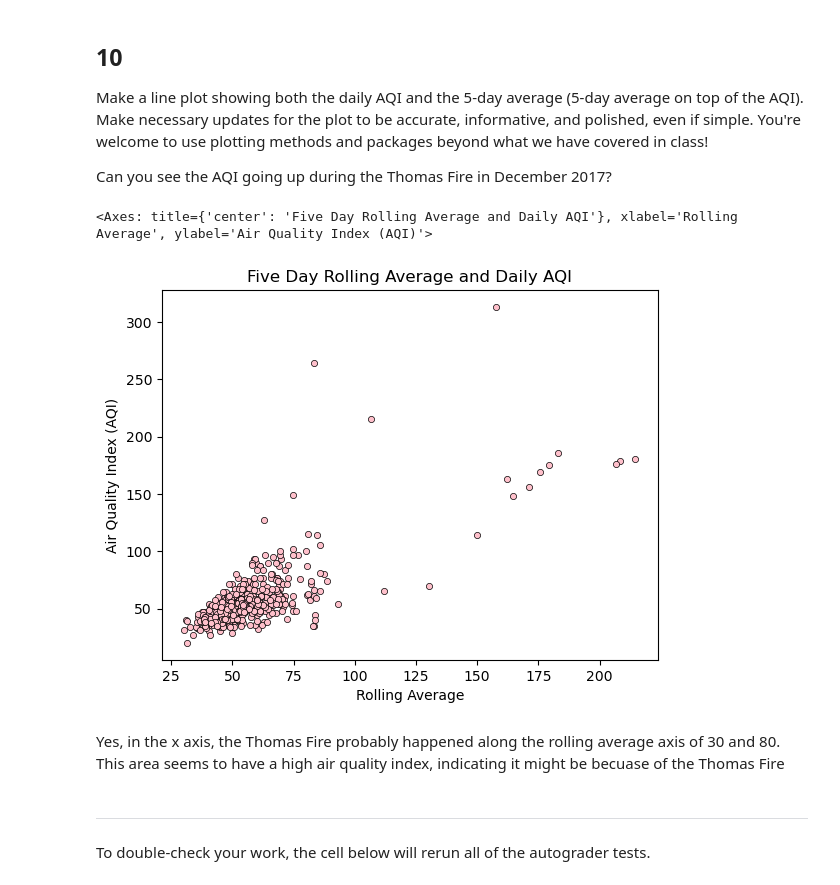
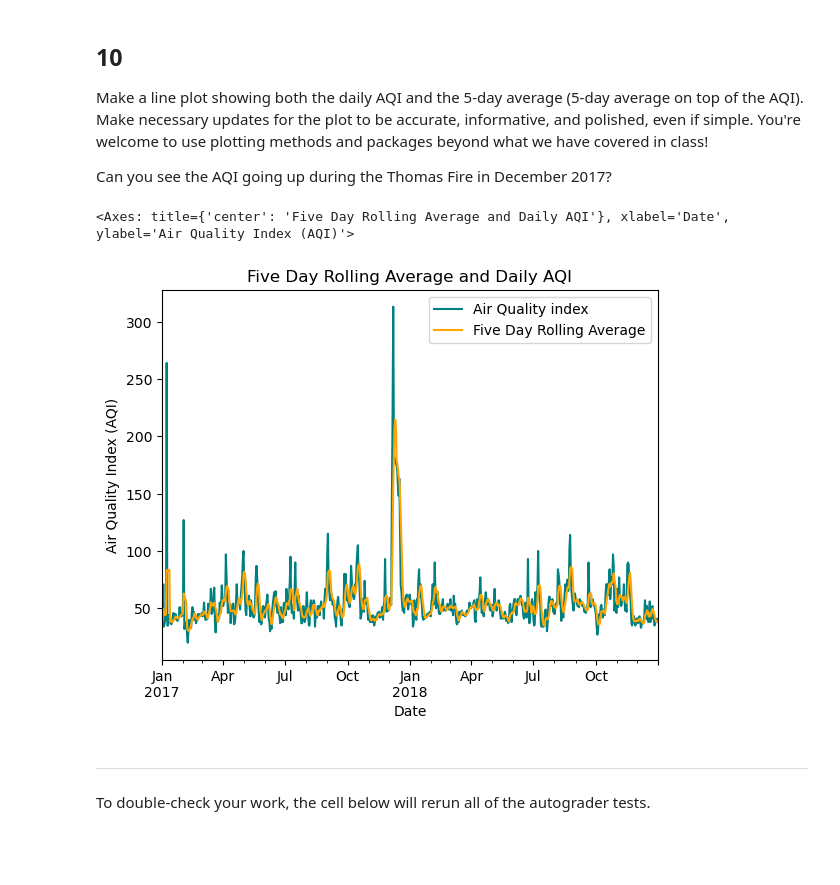
Before and after one commit to marietolteca00/eds220-hwk2, a Jupyter notebook: task3/hwk2-task3-aqi.ipynb, the cells around one changed output. Cells and saved outputs as stored; diff of their text form; code cells hidden in the pictures; blank space fills up the shorter version.

```diff
--- a/task3/hwk2-task3-aqi.ipynb
+++ b/task3/hwk2-task3-aqi.ipynb
@@ -365,29 +415,22 @@ Make a line plot showing both the daily AQI and the 5-day average (5-day average
 
 Can you see the AQI going up during the Thomas Fire in December 2017?
 # %%
-aqi_sb.plot(kind='scatter', # Type of plot
-        # Setting X axis
-           x = 'five_day_average',
-        # Setting X axis
-           y = 'aqi',
+aqi_sb.plot(kind='line', # Type of plot
+            # Setting X axis
+           y = ['aqi','five_day_average'],
+            # Colors for each data
+            color = ['teal','orange'],
+            # Changing labels on the legend, replacing underscore
+            label = ['Air Quality index','Five Day Rolling Average'],
             # Changing X label
-            xlabel = 'Rolling Average',
+            xlabel = 'Date',
             # Changing X label
             ylabel = 'Air Quality Index (AQI)',
             # Changing Title
-            title = 'Five Day Rolling Average and Daily AQI',
-            # Setting dot color
-            color = "pink",
-            # Outline color of dots
-            edgecolors='black',
-            # Outline thickness
-            linewidth=0.5
-           )
+            title = 'Five Day Rolling Average and Daily AQI')
 # %% [output]
-<Axes: title={'center': 'Five Day Rolling Average and Daily AQI'}, xlabel='Rolling Average', ylabel='Air Quality Index (AQI)'>
+<Axes: title={'center': 'Five Day Rolling Average and Daily AQI'}, xlabel='Date', ylabel='Air Quality Index (AQI)'>
-[figure, old version]
+[figure, new version]
-# %% [markdown]
-Yes, in the x axis, the Thomas Fire probably happened along the rolling average axis of 30 and 80. This area seems to have a high air quality index, indicating it might be becuase of the Thomas Fire
 # %% [markdown]
 ---
 
```
Also changed, not shown: parts of 6 cells of this notebook.
